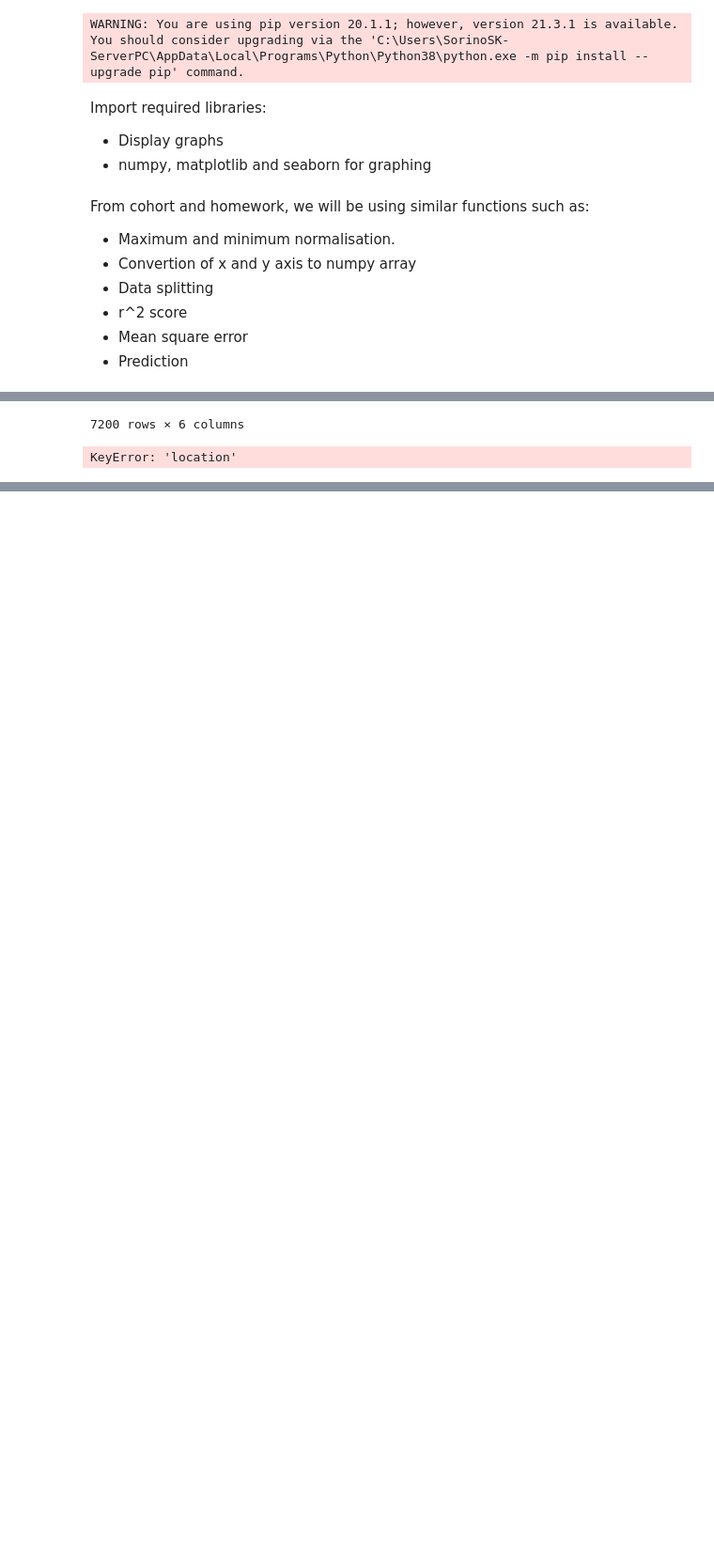
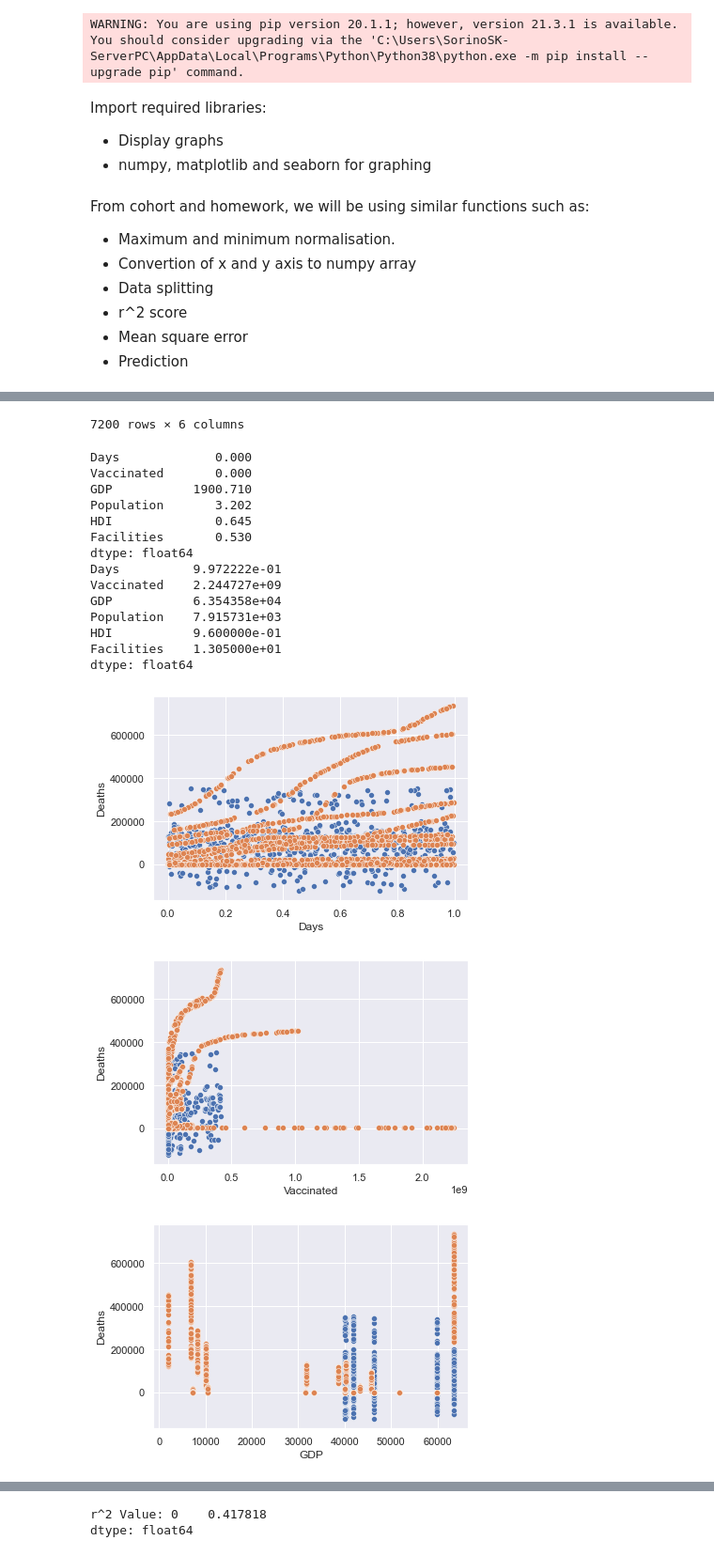
Before and after one commit to SorinoSSK/T3_2D, a Jupyter notebook: Task 1.ipynb, the cells around one changed output, grey strips where cells are left out. Shown at 94% size. Saved outputs shown, nothing was run; the diff lists cells and outputs as text; code cells hidden in the pictures; blank space fills up the shorter version.

```diff
--- a/Task 1.ipynb
+++ b/Task 1.ipynb
@@ -151,17 +158,17 @@ beta, dummy = gradient_descent(xAxis, yAxis, beta, alpha, iterations)
 
 prediction = pd.DataFrame(predict(xVal_test, beta))
 
-for x in columns:
+for x in xVal.columns:
     sns.set()
 
-    scat0 = sns.scatterplot(y=xVal_test[x], x=prediction[0])
-    scat1 = sns.scatterplot(y=xVal_test[x], x=yVal_test["total_deaths"])
+    scat0 = sns.scatterplot(x=xVal_test[x], y=prediction[0])
+    scat1 = sns.scatterplot(x=xVal_test[x], y=yVal_test["total_deaths"])
 
     scat0.set_ylabel("Deaths")
     scat0.set_xlabel(x)
     plt.show()
 
-display(r2_score(prepare_y(yVal_test), prediction))
+print("r^2 Value:", r2_score(prepare_y(yVal_test), prediction))
 display(beta)
 display(xVal_test.columns)
 # %% [output]
@@ -175,14 +192,30 @@ Index(['location', 'date', 'total_deaths', 'Days', 'total_vaccinations',
 |  | Days | Vaccinated | GDP | Population | HDI | Facilities |
 | 0 | 0.002778 | 0 | 59797.75 | 7915.731 | 0.938 | 2.4 |
 | 1 | 0.005556 | 0 | 59797.75 | 7915.731 | 0.938 | 2.4 |
 | 2 | 0.008333 | 0 | 59797.75 | 7915.731 | 0.938 | 2.4 |
 | 3 | 0.011111 | 0 | 59797.75 | 7915.731 | 0.938 | 2.4 |
 | 4 | 0.013889 | 0 | 59797.75 | 7915.731 | 0.938 | 2.4 |
 | ... | ... | ... | ... | ... | ... | ... |
 | 7195 | 0.986111 | 21717020 | 33402.00 | 673.000 | 0.960 | 5.7 |
 | 7196 | 0.988889 | 21717020 | 33402.00 | 673.000 | 0.960 | 5.7 |
 | 7197 | 0.991667 | 22283271 | 33402.00 | 673.000 | 0.960 | 5.7 |
 | 7198 | 0.994444 | 22783694 | 33402.00 | 673.000 | 0.960 | 5.7 |
 | 7199 | 0.997222 | 23217629 | 33402.00 | 673.000 | 0.960 | 5.7 |
 7200 rows × 6 columns
-KeyError: 'location'
+Days             0.000
+Vaccinated       0.000
+GDP           1900.710
+Population       3.202
+HDI              0.645
+Facilities       0.530
+dtype: float64
+Days          9.972222e-01
+Vaccinated    2.244727e+09
+GDP           6.354358e+04
+Population    7.915731e+03
+HDI           9.600000e-01
+Facilities    1.305000e+01
+dtype: float64
+[figure, added]
+[figure, added]
+[figure, added]
@@ -188,0 +225,2 @@ KeyError: 'location'
+r^2 Value: 0    0.417818
+dtype: float64
```
Also changed, not shown: parts of 3 cells of this notebook.
